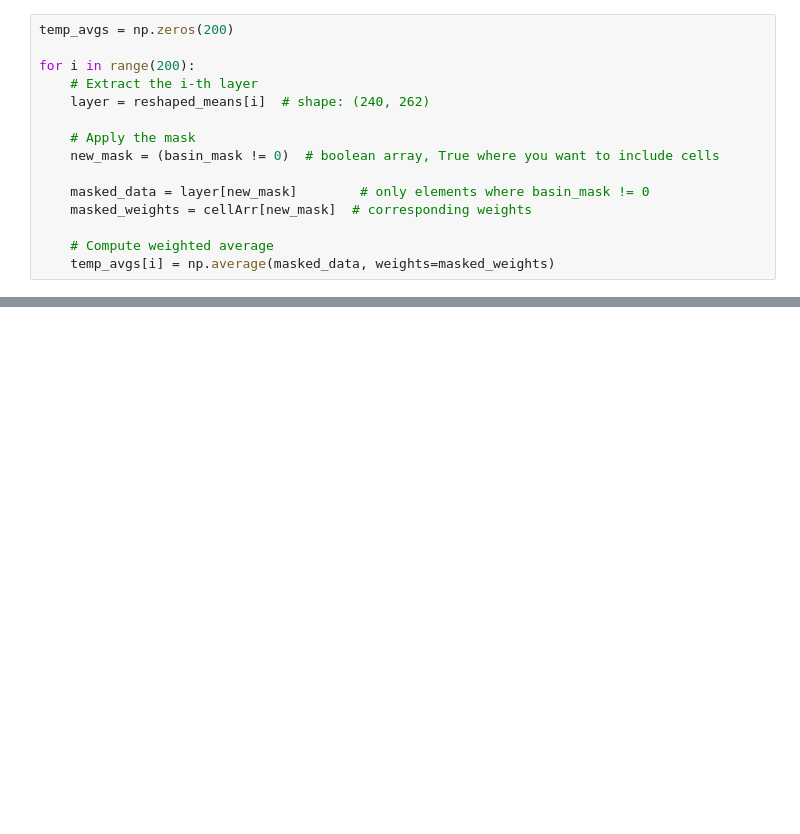
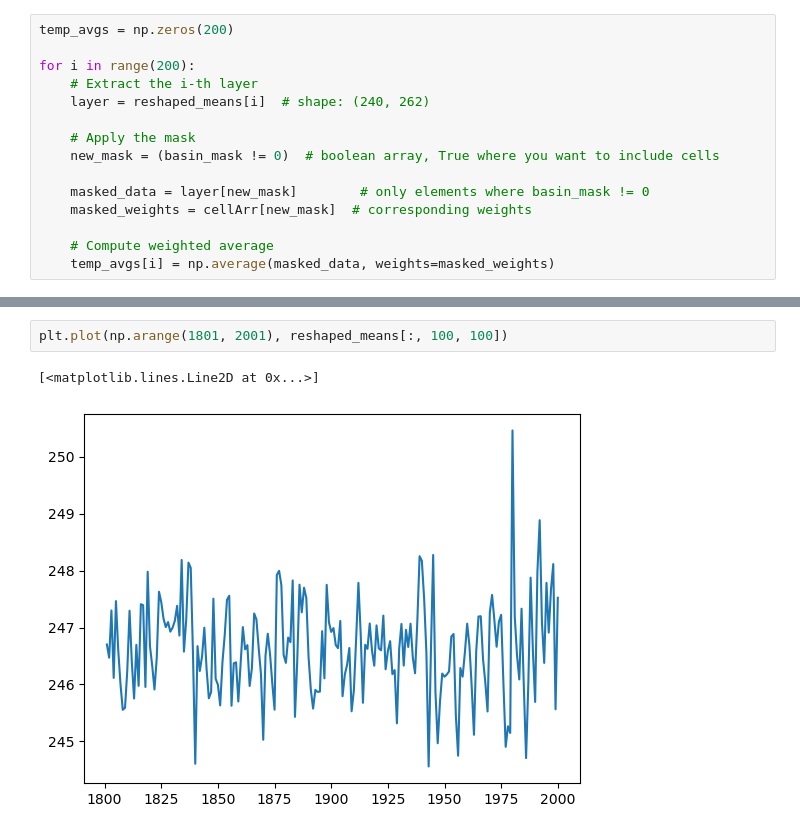
Before and after one commit to advikeswaran/metric-reconstruction, a Jupyter notebook: RACMO_TempRecon.ipynb, the cells around one changed output, grey strips where cells are left out. Cells and saved outputs as stored; diff of their text form; blank space fills up the shorter version.

```diff
--- a/RACMO_TempRecon.ipynb
+++ b/RACMO_TempRecon.ipynb
@@ -452,0 +489,5 @@ for i in range(200):
+# %%
+plt.plot(np.arange(1801, 2001), reshaped_means[:, 100, 100])
+# %% [output]
+[<matplotlib.lines.Line2D at 0x...>]
+[figure, added]
```
Also changed, not shown: parts of 6 cells of this notebook, 3 other files.
